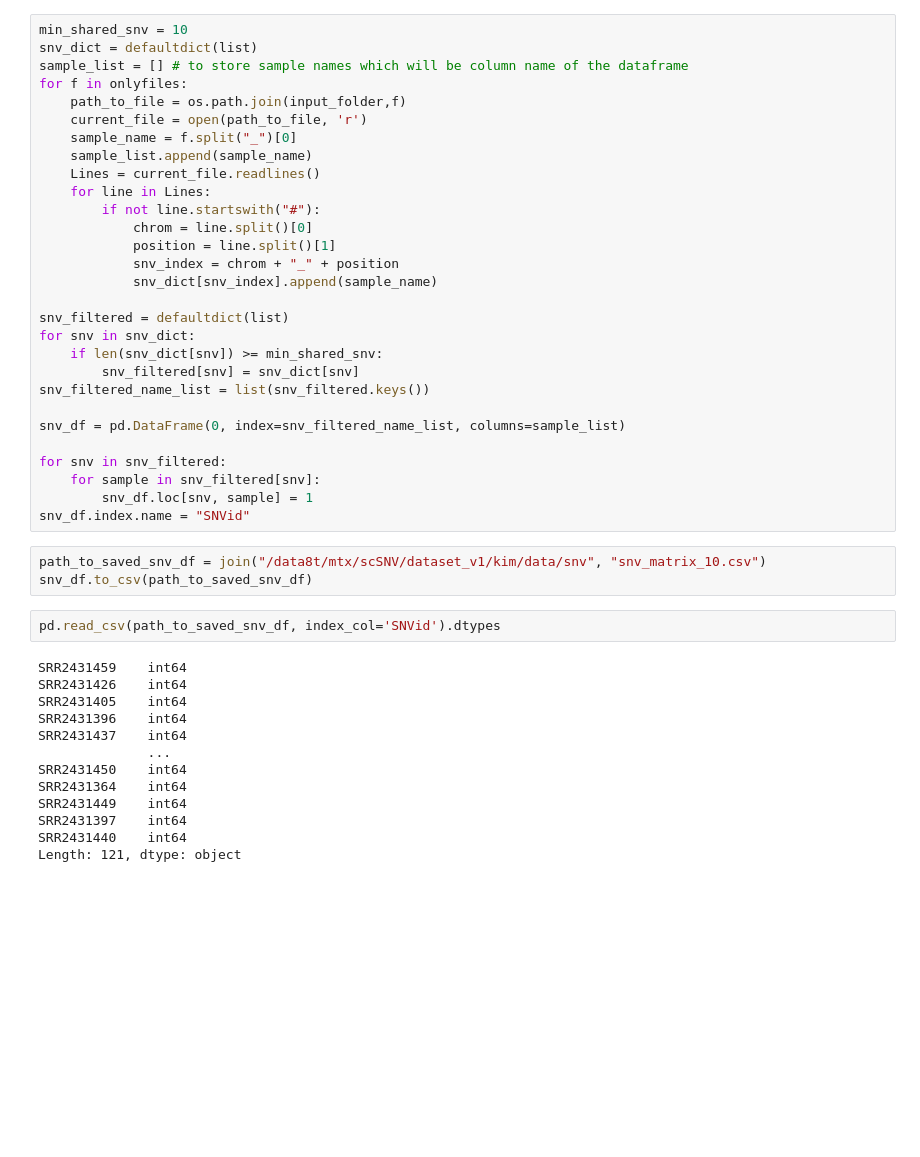
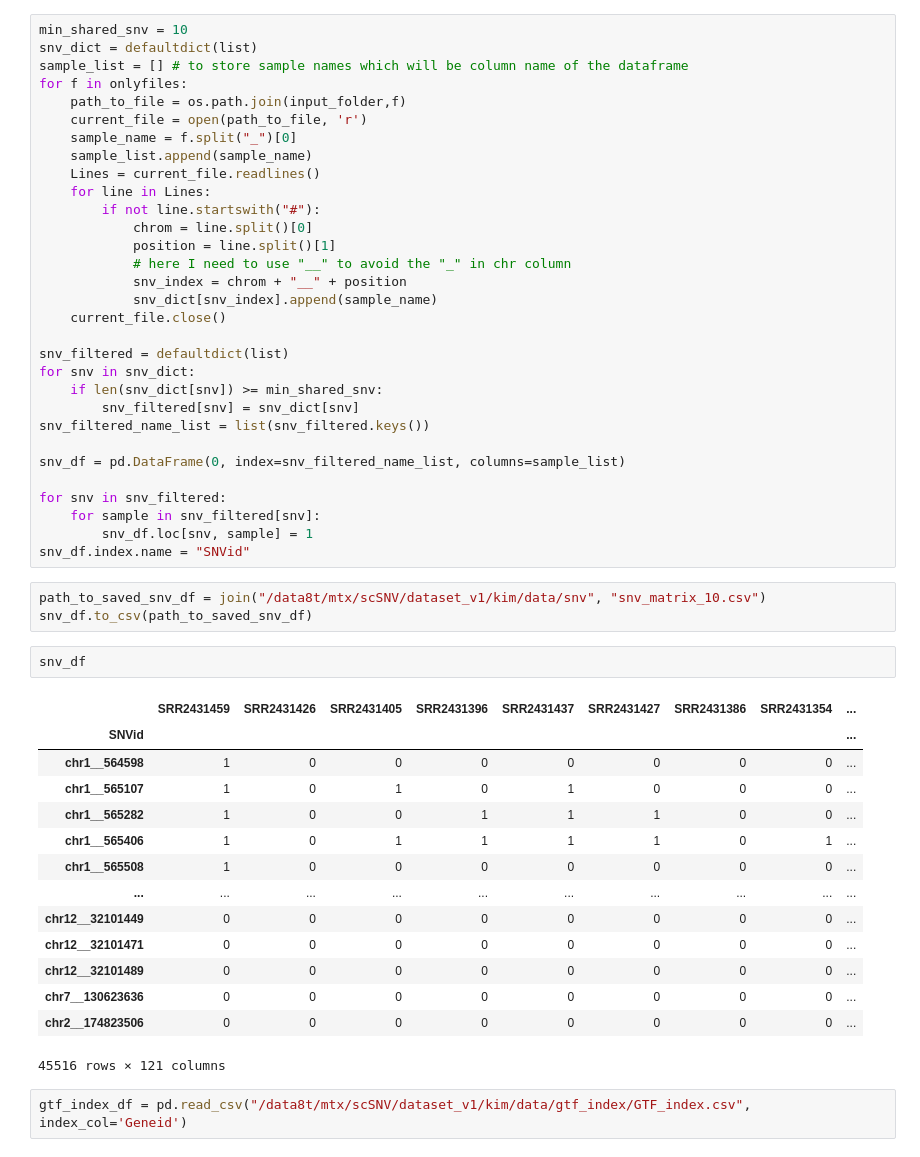
Before and after one commit to thu1911/snv, a Jupyter notebook: BuildSNVMatrix.ipynb, the cells around one changed output. Saved outputs shown, nothing was run; the diff lists cells and outputs as text; blank space fills up the shorter version.

```diff
--- a/BuildSNVMatrix.ipynb
+++ b/BuildSNVMatrix.ipynb
@@ -25,8 +25,10 @@ for f in onlyfiles:
         if not line.startswith("#"):
             chrom = line.split()[0]
             position = line.split()[1]
-            snv_index = chrom + "_" + position
+            # here I need to use "__" to avoid the "_" in chr column
+            snv_index = chrom + "__" + position
             snv_dict[snv_index].append(sample_name)
+    current_file.close()
 
 snv_filtered = defaultdict(list)
 for snv in snv_dict:
@@ -43,18 +45,22 @@ snv_df.index.name = "SNVid"
 # %%
 path_to_saved_snv_df = join("/data8t/mtx/scSNV/dataset_v1/kim/data/snv", "snv_matrix_10.csv")
 snv_df.to_csv(path_to_saved_snv_df)
-# %%
-pd.read_csv(path_to_saved_snv_df, index_col='SNVid').dtypes
-# %% [output]
-SRR2431459    int64
-SRR2431426    int64
-SRR2431405    int64
-SRR2431396    int64
-SRR2431437    int64
-              ...
-SRR2431450    int64
-SRR2431364    int64
-SRR2431449    int64
-SRR2431397    int64
-SRR2431440    int64
-Length: 121, dtype: object
+# %%
+snv_df
+# %% [output]
+|  | SRR2431459 | SRR2431426 | SRR2431405 | SRR2431396 | SRR2431437 | SRR2431427 | SRR2431386 | SRR2431354 | ... |
+| SNVid |  |  |  |  |  |  |  |  | ... |
+| chr1__564598 | 1 | 0 | 0 | 0 | 0 | 0 | 0 | 0 | ... |
+| chr1__565107 | 1 | 0 | 1 | 0 | 1 | 0 | 0 | 0 | ... |
+| chr1__565282 | 1 | 0 | 0 | 1 | 1 | 1 | 0 | 0 | ... |
+| chr1__565406 | 1 | 0 | 1 | 1 | 1 | 1 | 0 | 1 | ... |
+| chr1__565508 | 1 | 0 | 0 | 0 | 0 | 0 | 0 | 0 | ... |
+| ... | ... | ... | ... | ... | ... | ... | ... | ... | ... |
+| chr12__32101449 | 0 | 0 | 0 | 0 | 0 | 0 | 0 | 0 | ... |
+| chr12__32101471 | 0 | 0 | 0 | 0 | 0 | 0 | 0 | 0 | ... |
+| chr12__32101489 | 0 | 0 | 0 | 0 | 0 | 0 | 0 | 0 | ... |
+| chr7__130623636 | 0 | 0 | 0 | 0 | 0 | 0 | 0 | 0 | ... |
+| chr2__174823506 | 0 | 0 | 0 | 0 | 0 | 0 | 0 | 0 | ... |
+45516 rows × 121 columns
+# %%
+gtf_index_df = pd.read_csv("/data8t/mtx/scSNV/dataset_v1/kim/data/gtf_index/GTF_index.csv", index_col='Geneid')
```
Also changed, not shown: parts of 27 cells of this notebook, 1 other file.
